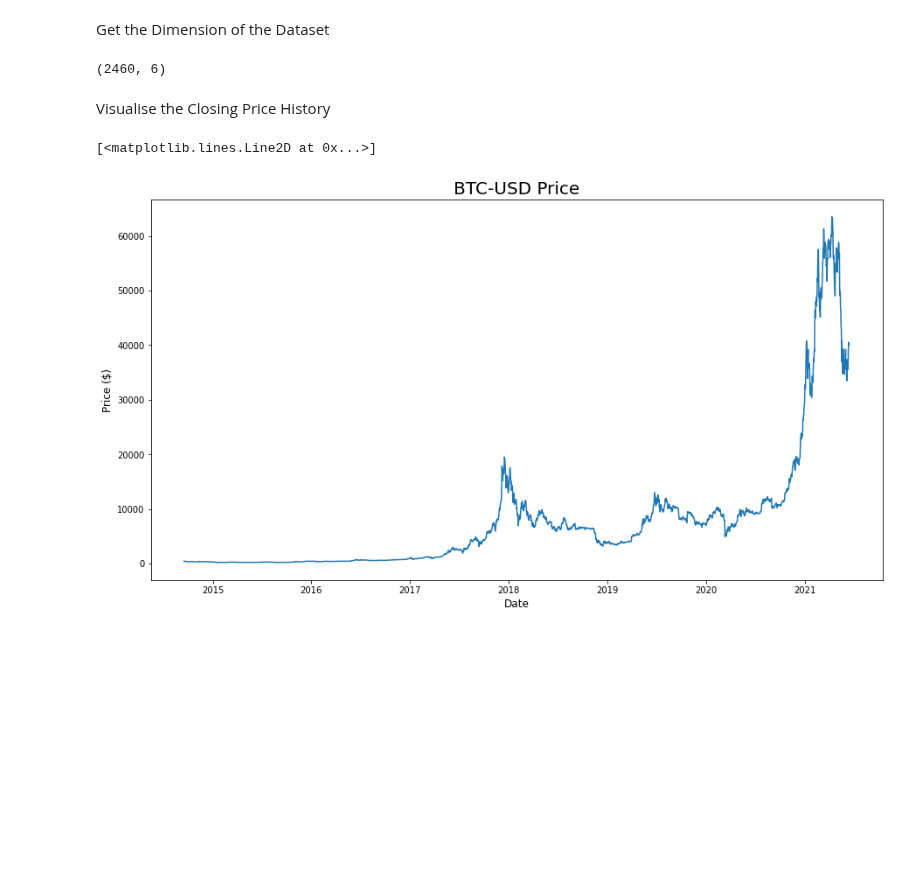
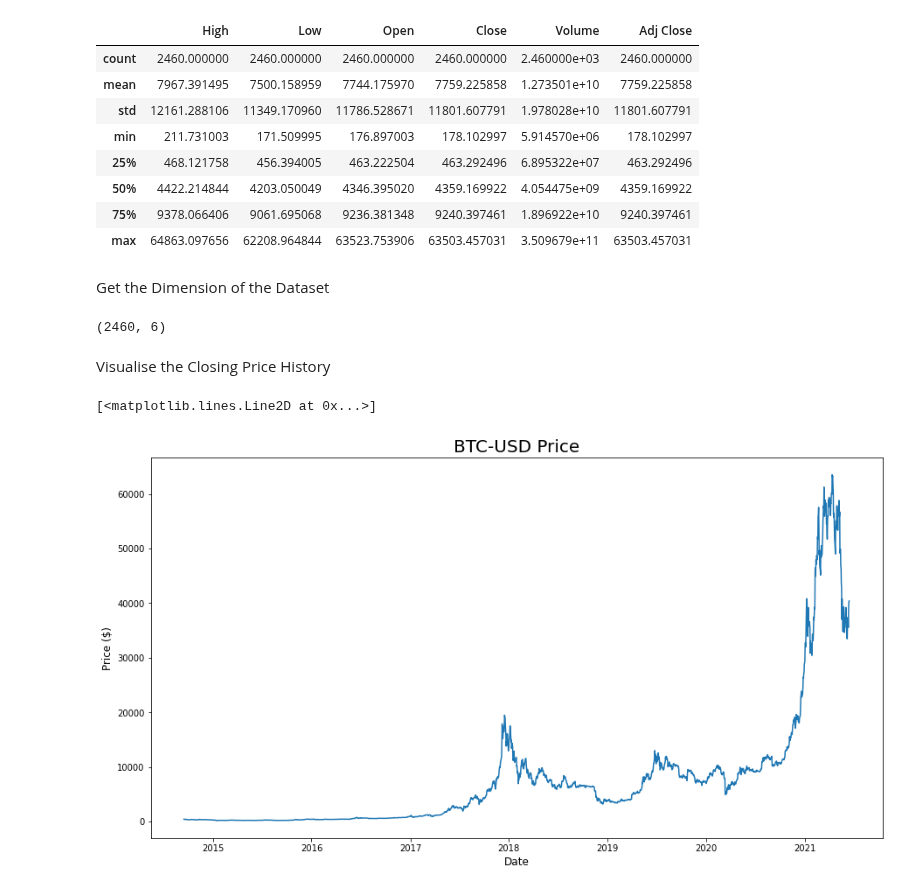
Before and after one commit to lucaslokchan/hands-on-ml, a Jupyter notebook: Projects/Stock Price Prediction/Stock_Price_Prediction.ipynb, the cells around one changed output. Saved outputs shown, nothing was run; the diff lists cells and outputs as text; code cells hidden in the pictures; blank space fills up the shorter version.

```diff
--- a/Projects/Stock Price Prediction/Stock_Price_Prediction.ipynb
+++ b/Projects/Stock Price Prediction/Stock_Price_Prediction.ipynb
@@ -25,3 +43,15 @@ df.head(5)
+# %%
+df.describe()
+# %% [output]
+|  | High | Low | Open | Close | Volume | Adj Close |
+| count | 2460.000000 | 2460.000000 | 2460.000000 | 2460.000000 | 2.460000e+03 | 2460.000000 |
+| mean | 7967.391495 | 7500.158959 | 7744.175970 | 7759.225858 | 1.273501e+10 | 7759.225858 |
+| std | 12161.288106 | 11349.170960 | 11786.528671 | 11801.607791 | 1.978028e+10 | 11801.607791 |
+| min | 211.731003 | 171.509995 | 176.897003 | 178.102997 | 5.914570e+06 | 178.102997 |
+| 25% | 468.121758 | 456.394005 | 463.222504 | 463.292496 | 6.895322e+07 | 463.292496 |
+| 50% | 4422.214844 | 4203.050049 | 4346.395020 | 4359.169922 | 4.054475e+09 | 4359.169922 |
+| 75% | 9378.066406 | 9061.695068 | 9236.381348 | 9240.397461 | 1.896922e+10 | 9240.397461 |
+| max | 64863.097656 | 62208.964844 | 63523.753906 | 63503.457031 | 3.509679e+11 | 63503.457031 |
 # %% [markdown]
 Get the Dimension of the Dataset
 # %%
```
Also changed, not shown: parts of 17 cells of this notebook.
